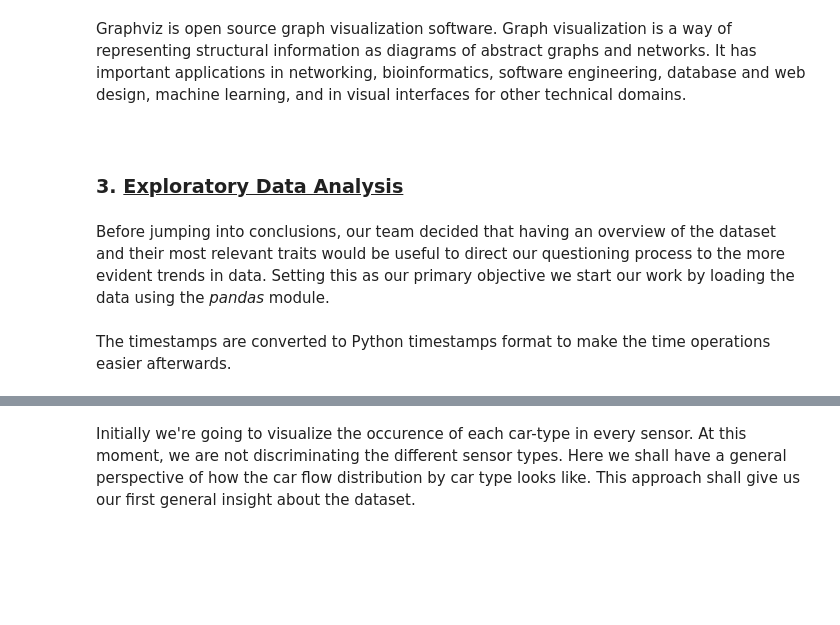
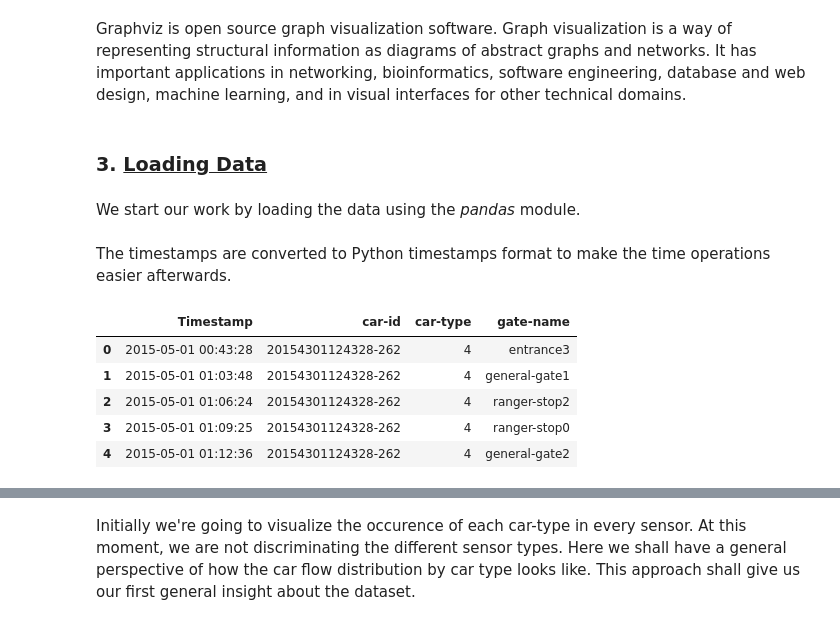
Before and after one commit to dmrib/daytripper, a Jupyter notebook: daytripper/VASTChallenge2017.ipynb, the cells around one changed output, grey strips where cells are left out. Saved outputs shown, nothing was run; the diff lists cells and outputs as text; code cells hidden in the pictures; blank space fills up the shorter version.

```diff
--- a/daytripper/VASTChallenge2017.ipynb
+++ b/daytripper/VASTChallenge2017.ipynb
@@ -67,14 +67,21 @@ sns.set_style('whitegrid')
 <p>Graphviz is open source graph visualization software. Graph visualization is a way of representing structural information as diagrams of abstract graphs and networks. It has important applications in networking, bioinformatics,  software engineering, database and web design, machine learning, and in visual interfaces for other technical domains. </p>
 # %%
 import graphviz
-# %% [markdown]
-<ul>
 # %% [markdown]
-<h3>3. <u>Exploratory Data Analysis</u></h3>
+<h3>3. <u>Loading Data</u></h3>
-# %% [markdown]
-<p>Before jumping into conclusions, our team decided that having an overview of the dataset and their most relevant traits would be useful to direct our questioning process to the more evident trends in data. Setting this as our primary objective we start our work by loading the data using the <i>pandas</i> module.</p>
+# %% [markdown]
+<p>We start our work by loading the data using the <i>pandas</i> module.</p>
 # %% [markdown]
 <p>The timestamps are converted to Python timestamps format to make the time operations easier afterwards.</p>
 # %%
 raw_dataset = pd.read_csv('../data/Lekagul Sensor Data.csv', parse_dates=["Timestamp"],
                       date_parser=lambda x: pd.datetime.strptime(x, "%Y-%m-%d %H:%M:%S"))
+
+raw_dataset.head()
+# %% [output]
+|  | Timestamp | car-id | car-type | gate-name |
+| 0 | 2015-05-01 00:43:28 | 20154301124328-262 | 4 | entrance3 |
+| 1 | 2015-05-01 01:03:48 | 20154301124328-262 | 4 | general-gate1 |
+| 2 | 2015-05-01 01:06:24 | 20154301124328-262 | 4 | ranger-stop2 |
+| 3 | 2015-05-01 01:09:25 | 20154301124328-262 | 4 | ranger-stop0 |
+| 4 | 2015-05-01 01:12:36 | 20154301124328-262 | 4 | general-gate2 |
```
Also changed, not shown: parts of 10 cells of this notebook.
